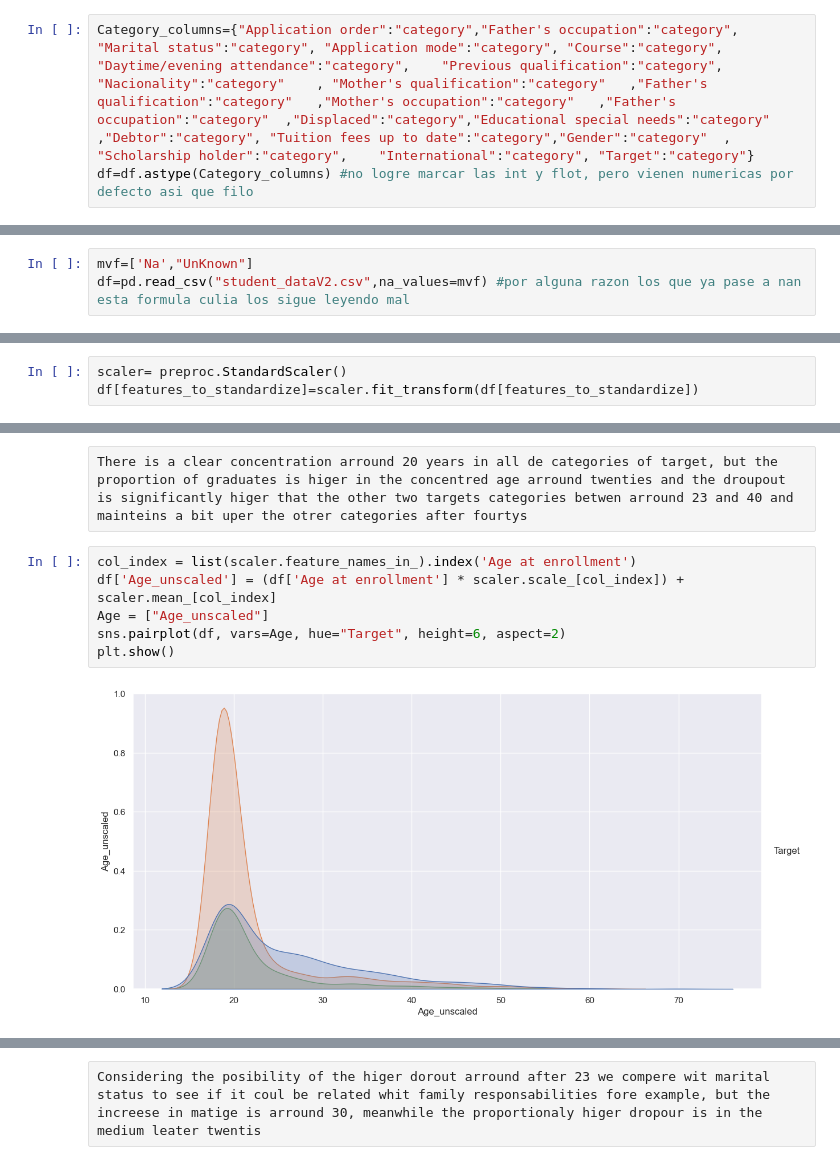
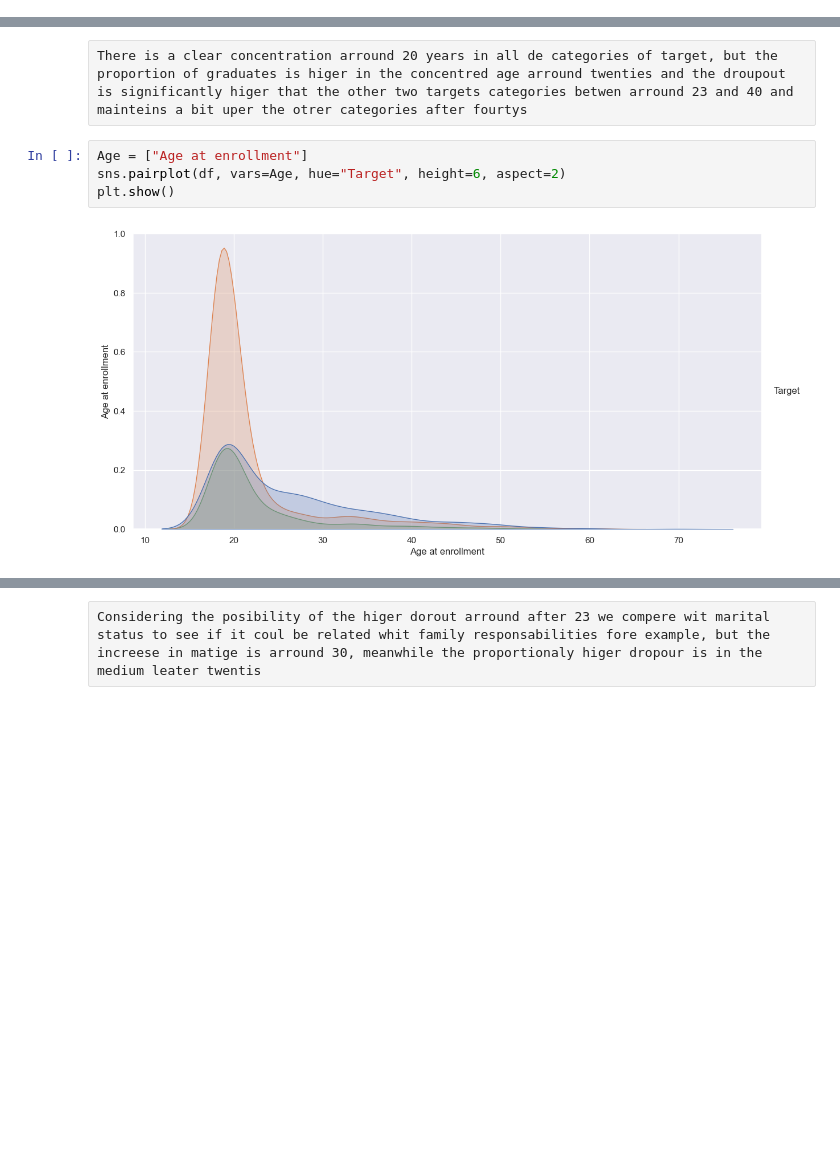
Before and after one commit to 2026788-max/Data-Analysis, a Jupyter notebook: Manuela Correa_DPrepHDip_CA1/ManuelaCorrea_DPrepHDip_CA1.ipynb, the cells around one changed output, grey strips where cells are left out. Saved outputs shown, nothing was run; the diff lists cells and outputs as text; blank space fills up the shorter version.

Commit message:
Solving scalation problems, trying PCA again, More circular descriptive graphs

```diff
--- a/Manuela Correa_DPrepHDip_CA1/ManuelaCorrea_DPrepHDip_CA1.ipynb
+++ b/Manuela Correa_DPrepHDip_CA1/ManuelaCorrea_DPrepHDip_CA1.ipynb
@@ -491,7 +485,4 @@ array(['9', '3', '7', '10', '5', '8', '4', '1', '2', '124', '6', '0',
 # %% [raw]
 Data is clean so Ill go to start analycing, i have tried using pariplot but the sistem understand numbers of codification as values, so ill change it.
-# %%
-Category_columns={"Application order":"category","Father's occupation":"category", "Marital status":"category", "Application mode":"category",	"Course":"category",	"Daytime/evening attendance":"category",	"Previous qualification":"category",	"Nacionality":"category"	, "Mother's qualification":"category"	,"Father's qualification":"category"	,"Mother's occupation":"category"	,"Father's occupation":"category"	,"Displaced":"category","Educational special needs":"category"	,"Debtor":"category", "Tuition fees up to date":"category","Gender":"category"	, "Scholarship holder":"category",	"International":"category",	"Target":"category"}
-df=df.astype(Category_columns) #no logre marcar las int y flot, pero vienen numericas por defecto asi que filo
 # %% [raw]
 Now ill wil escalate the variables to make posible compare and relation. Fore that y need to understand the distribution of each one to se the best way of doing it. The order of aplication is not really a numerical feature, but because is ordinal in terms of numerical position (preference 0 to preference 10) could be usefull see relations whith this positions represented close by numbers.
@@ -502,6 +489,3 @@ features_to_standardize= ["Application order","Previous qualification (grade)",
-# %%
-mvf=['Na',"UnKnown"]
-df=pd.read_csv("student_dataV2.csv",na_values=mvf) #por alguna razon los que ya pase a nan esta formula culia los sigue leyendo mal
 # %%
 Family_Context={"Father's occupation", "Mother's qualification","Father's qualification","Mother's occupation","Father's occupation"}
 # %%
@@ -538,3 +513,0 @@ for c in cols:
-# %%
-scaler= preproc.StandardScaler()
-df[features_to_standardize]=scaler.fit_transform(df[features_to_standardize])
@@ -591,10 +634,8 @@ The shape of the distribution of the admition grade and the target variable show
 # %% [raw]
 There is a clear concentration arround 20 years in all de categories of target, but the proportion of graduates is higer in the concentred age arround twenties and the droupout is significantly higer that the other two targets categories betwen arround 23 and 40 and mainteins a bit uper the otrer categories after fourtys
 # %%
-col_index = list(scaler.feature_names_in_).index('Age at enrollment')
-df['Age_unscaled'] = (df['Age at enrollment'] * scaler.scale_[col_index]) + scaler.mean_[col_index]
-Age = ["Age_unscaled"]
+Age = ["Age at enrollment"]
 sns.pairplot(df, vars=Age, hue="Target", height=6, aspect=2)
 plt.show()
 # %% [output]
-[figure, old version]
+[figure, new version]
```
Also changed, not shown: parts of 50 cells of this notebook, 2 other files.
